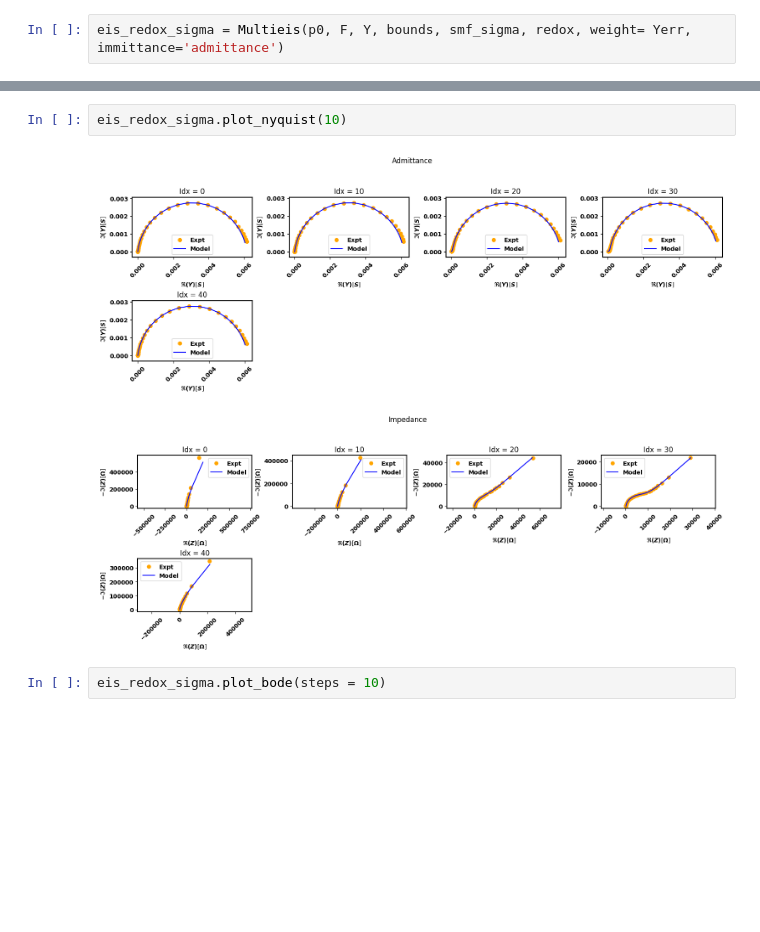
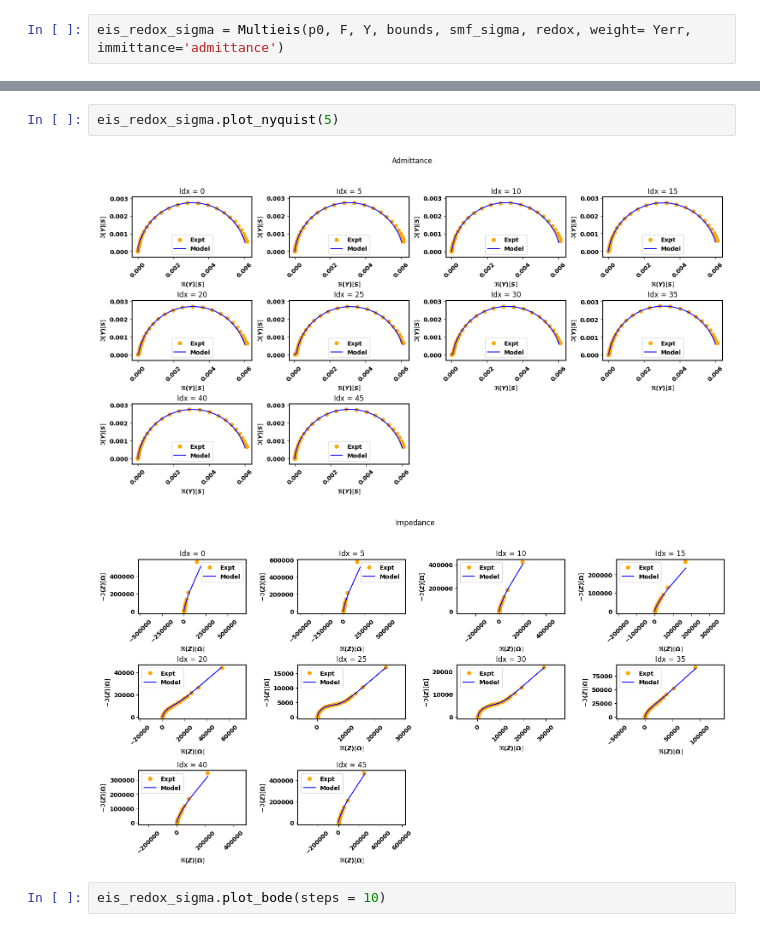
Before and after one commit to richinex/pymultieis, a Jupyter notebook: docs/source/examples/getting-started.ipynb, the cells around one changed output, grey strips where cells are left out. Drawn from its saved outputs; the diff is of its cells as text; blank space fills up the shorter version.

```diff
--- a/docs/source/examples/getting-started.ipynb
+++ b/docs/source/examples/getting-started.ipynb
@@ -65,8 +64,8 @@ total time is 0:00:24.819359
 # %%
-eis_redox_sigma.plot_nyquist(10)
+eis_redox_sigma.plot_nyquist(5)
 # %% [output]
-[figure, old version]
+[figure, new version]
-[figure, old version]
+[figure, new version]
 # %%
 eis_redox_sigma.plot_bode(steps = 10)
 # %% [output]
```
Also changed, not shown: parts of 6 cells of this notebook, 3 other files.
